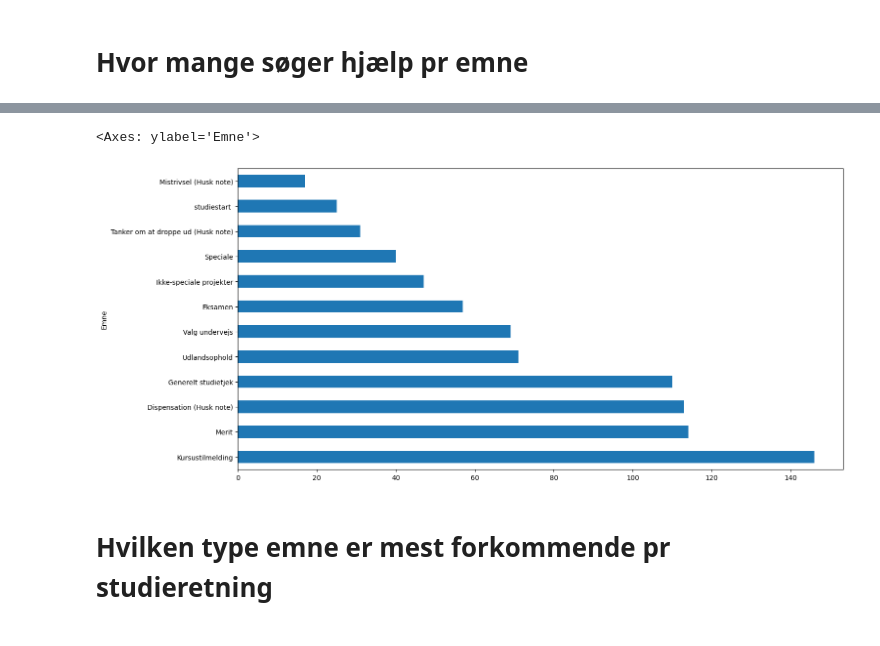
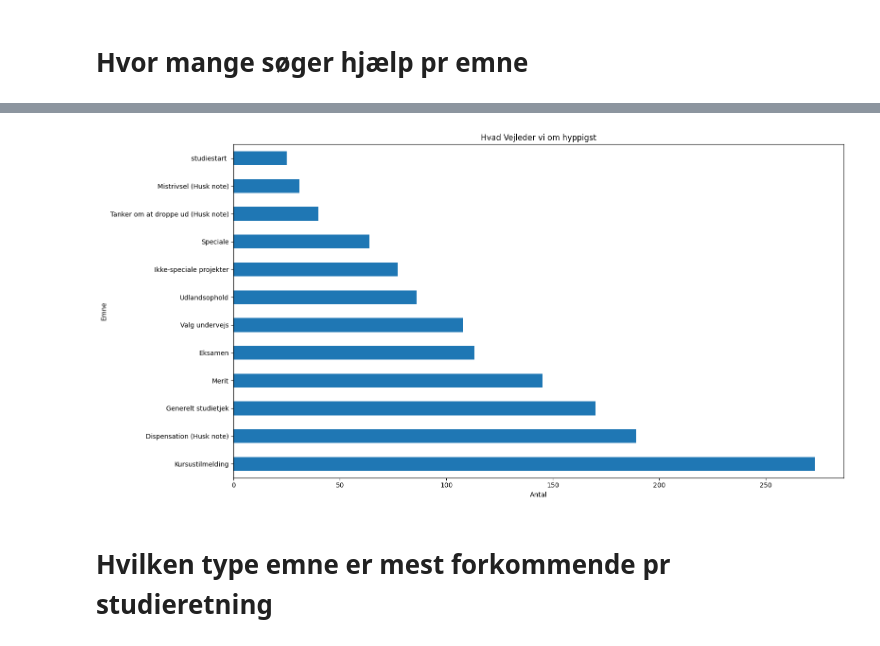
Before and after one commit to Bobby2075/NAT-data-visualisation, a Jupyter notebook: python.ipynb, the cells around one changed output, grey strips where cells are left out. Saved outputs shown, nothing was run; the diff lists cells and outputs as text; code cells hidden in the pictures.

```diff
--- a/python.ipynb
+++ b/python.ipynb
@@ -3,10 +3,15 @@
 # %%
 import pandas as pd
 import numpy as np
-import matplotlib as plt
+import matplotlib.pyplot as plt
 import seaborn as sb
 
-df = pd.read_csv("Arbejde.csv")
+
+# Inefficient, but keep adding the more dataframes you have, theyll be jioned in the end anyways
+df1 = pd.read_excel('Studievejledningens registreringsmodul_ Studreg Enkelt(5001-10000) (1).xlsx')
+df2 = pd.read_excel('Studievejledningens registreringsmodul_ Studreg Enkelt(10001-10183) (1).xlsx')
+
+df = pd.concat([df1, df2])
 # %%
 df.info()
 df.head()
@@ -33,8 +38,13 @@ memory usage: 1.1+ MB
 # %%
 df = df[['Completion time', 'Type', 'Studieretning', 'Emne']]
 
+# Change these variables according with the semester.
+# I.E for fall use 1. september - 31 january
+# Spring use 1. february - 31 August.
+# TODO, make them constant variables
+
 start_date = '9/1/24 00:00:00'
-end_date = '12/31/24 00:00:00'
+end_date = '1/31/25 00:00:00'
 
 start_date = pd.to_datetime(start_date)
 end_date = pd.to_datetime(end_date)
@@ -80,7 +98,7 @@ df_subset.loc[df['Type'] == 'Bachelor', ['Studieretning']].value_counts().plot(k
 # %% [markdown]
 # Hvor mange søger hjælp pr emne
 # %%
-df_exploded = df_subset.assign(Emne=df['Emne'].str.split(';')).explode('Emne')
+df_exploded = df_subset.assign(Emne=df_subset['Emne'].str.split(';')).explode('Emne')
 
 print(df_exploded)
 # %% [output]
@@ -103,21 +121,24 @@ df_exploded = df_exploded.loc[df_exploded['Emne'] != ""]
 # %%
 #(df_exploded['Emne'].value_counts()
  #.loc[lambda x: x > 10] # Filter alle større end 10
  #.index
  #.pipe(lambda frequent: df_exploded[df_exploded['Emne'].isin(frequent)])
  #['Emne'].value_counts()
  #.plot(kind='barh', figsize=(16,8)))
 
 
-(df_exploded['Emne'].value_counts()
+ax= (df_exploded['Emne'].value_counts()
  .loc[lambda x: x>10]
  .plot(
      kind='barh',
-     figsize=(16,8)
+     figsize=(16,8),
+     title="Hvad Vejleder vi om hyppigst",
+     xlabel="Antal"
  ))
+plt.tight_layout()
+ax.figure.savefig('HyppigsteEmnerDerblivervejledt.png')
 # %% [output]
-<Axes: ylabel='Emne'>
-[figure, old version]
+[figure, new version]
 # %% [markdown]
 # Hvilken type emne er mest forkommende pr studieretning
 # %%
```
Also changed, not shown: parts of 8 cells of this notebook.
